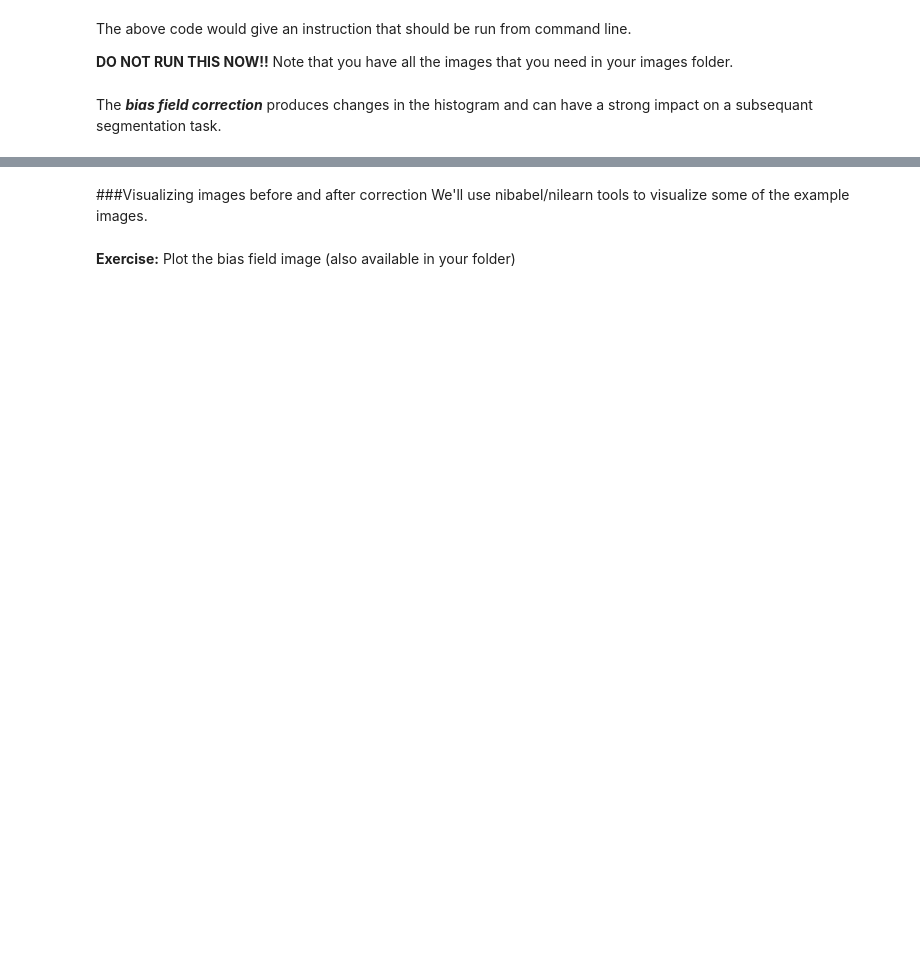
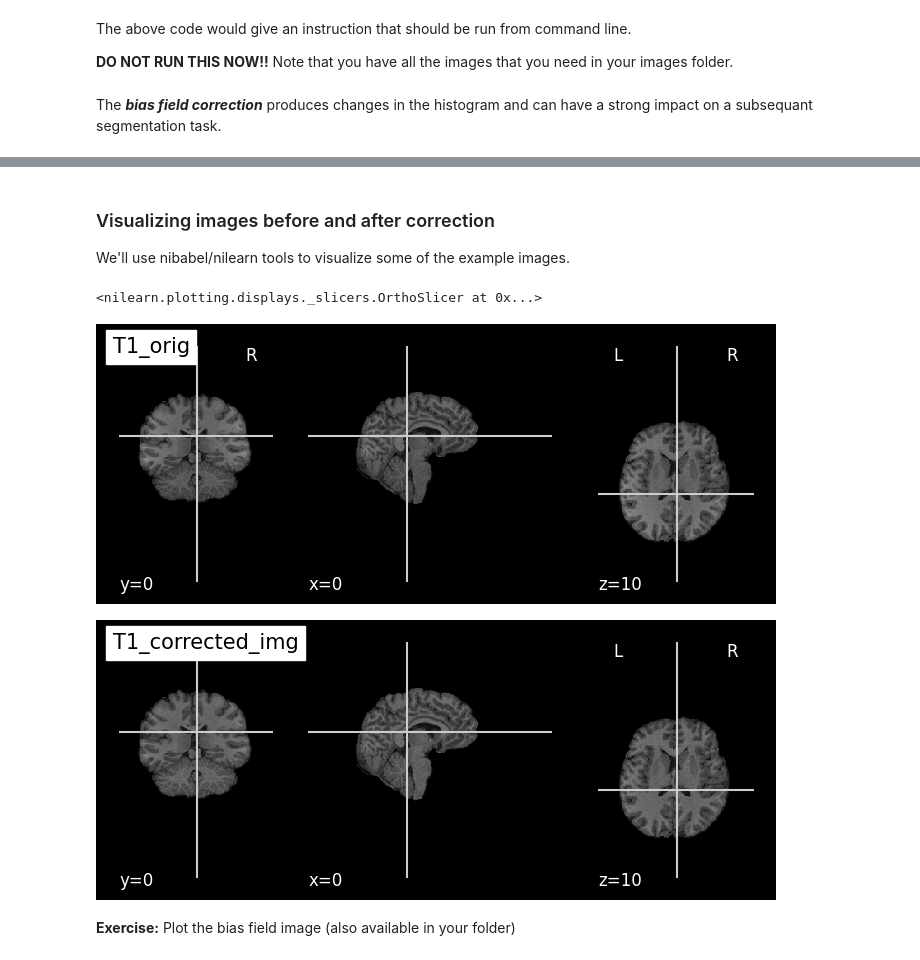
Before and after one commit to AimbotParce/Medical-Imaging, a Jupyter notebook: Lab 2/lab_2.ipynb, the cells around one changed output, grey strips where cells are left out. Saved outputs shown, nothing was run; the diff lists cells and outputs as text; code cells hidden in the pictures; blank space fills up the shorter version.

```diff
--- a/Lab 2/lab_2.ipynb
+++ b/Lab 2/lab_2.ipynb
@@ -110,20 +143,25 @@ The **_bias field correction_** produces changes in the histogram and can have a
 # %% [markdown]
 ![P2_image2.png](embedded-picture-1)
 # %% [markdown]
-###Visualizing images before and after correction
+### Visualizing images before and after correction
+
 We'll use nibabel/nilearn tools to visualize some of the example images.
 # %%
 import nibabel as nib
 from nilearn import plotting
 
-T1_orig = "example_T1_brain.nii.gz"
-T1_corrected = "example_T1_brain_restore.nii.gz"
-T1_img_orig = nib.load(T1_orig)
-T1_img_corrected = nib.load(T1_corrected)
+T1_orig = "data/example_T1_brain.nii.gz"
+T1_corrected = "data/example_T1_brain_restore.nii.gz"
+# T1_img_orig = nib.load(T1_orig)
+# T1_img_corrected = nib.load(T1_corrected)
 
 # plot
 cut_coords = (0, 0, 10)  # try changing these coordinates
 plotting.plot_anat(T1_orig, title="T1_orig", cut_coords=cut_coords, vmax=500)
 plotting.plot_anat(T1_corrected, title="T1_corrected_img", cut_coords=cut_coords, vmax=500)
+# %% [output]
+<nilearn.plotting.displays._slicers.OrthoSlicer at 0x...>
+[figure, added]
+[figure, added]
 # %% [markdown]
 **Exercise:** Plot the bias field image (also available in your folder)
```
Also changed, not shown: parts of 15 cells of this notebook.
